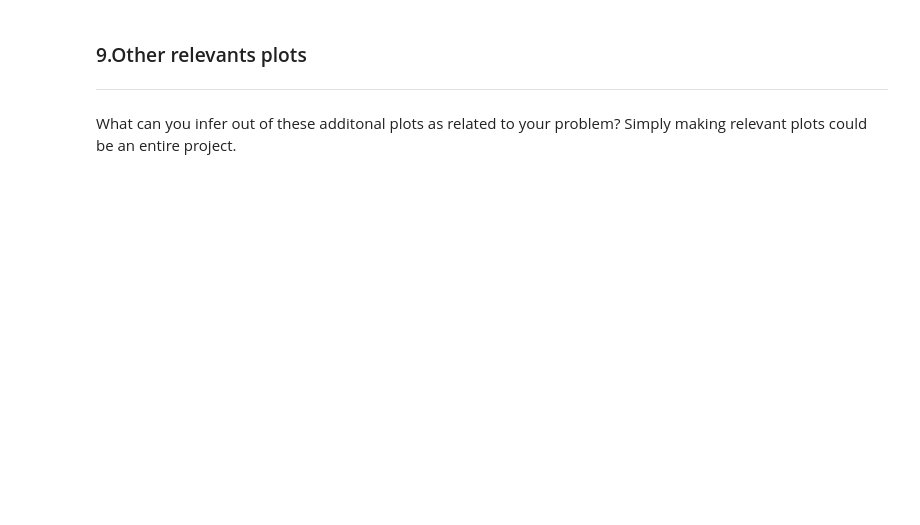
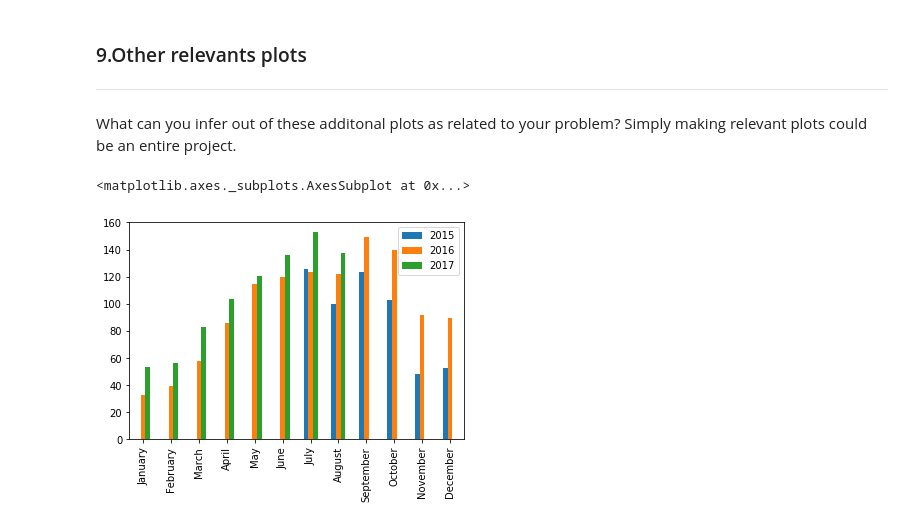
Before and after one commit to Crunchyman-ralph/hotel_bookings_study, a Jupyter notebook: Final_Project_Ralph_Khreish.ipynb, the cells around one changed output. Cells and saved outputs as stored; diff of their text form; code cells hidden in the pictures; blank space fills up the shorter version.

```diff
--- a/Final_Project_Ralph_Khreish.ipynb
+++ b/Final_Project_Ralph_Khreish.ipynb
@@ -304,3 +282,27 @@ bar_2017_months.plot.bar()
 
 ---
 What can you infer out of these additonal plots as related to your problem? Simply making relevant plots could be an entire project.
+# %%
+# initializing list
+average_lead_time_2015 = []
+average_lead_time_2016 = []
+average_lead_time_2017 = []
+
+# iterating through months to append to list based on month
+for month in month_order:
+    average_lead_time_2015.append(bar_2015['lead_time'].loc[bar_2015.arrival_date_month == month].mean())
+    average_lead_time_2016.append(bar_2016['lead_time'].loc[bar_2016.arrival_date_month == month].mean())
+    average_lead_time_2017.append(bar_2017['lead_time'].loc[bar_2017.arrival_date_month == month].mean())
+
+# converting to pandas Series
+average_lead_time_2015 = pd.Series(average_lead_time_2015, index = month_order)
+average_lead_time_2016 = pd.Series(average_lead_time_2016, index = month_order)
+average_lead_time_2017 = pd.Series(average_lead_time_2017, index = month_order)
+
+# plotting
+pd.concat([average_lead_time_2015.rename('2015'),
+           average_lead_time_2016.rename('2016'),
+           average_lead_time_2017.rename('2017')],axis=1).plot.bar()
+# %% [output]
+<matplotlib.axes._subplots.AxesSubplot at 0x...>
+[figure, added]
```
Also changed, not shown: parts of 7 cells of this notebook.
